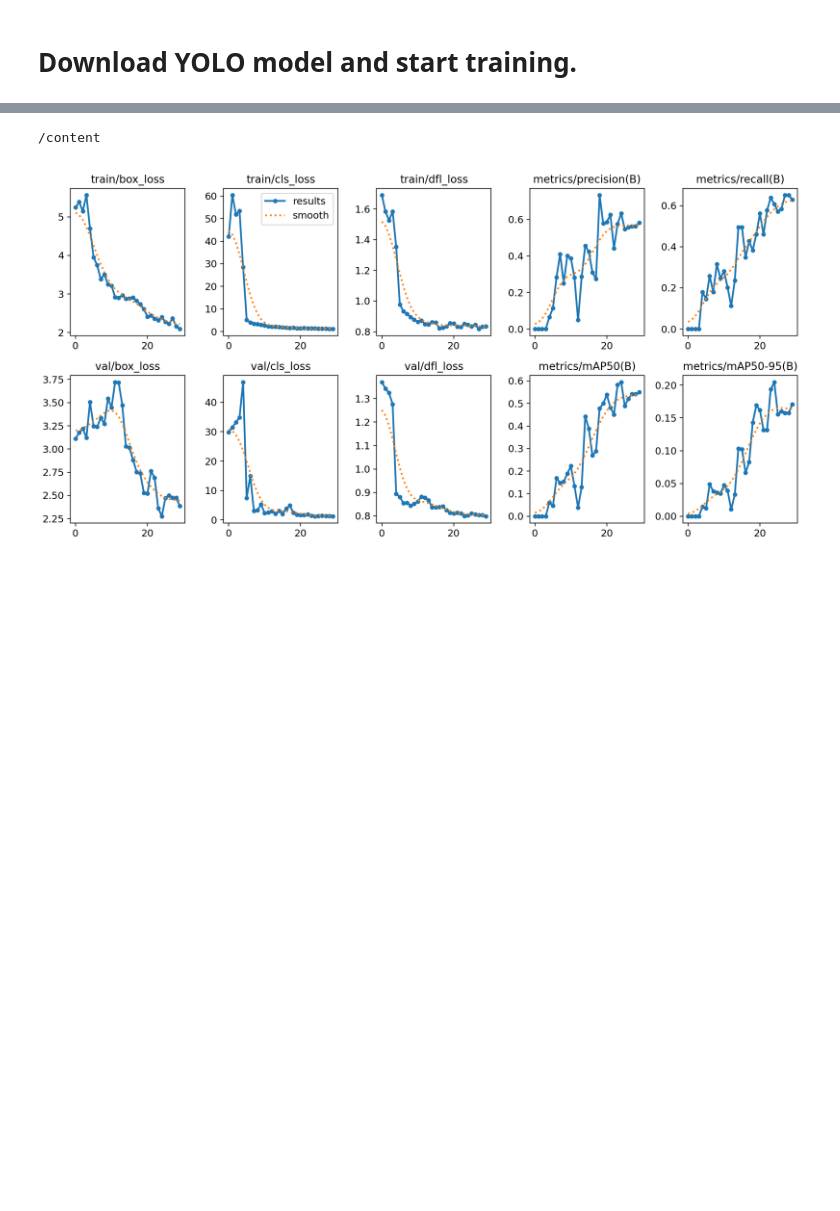
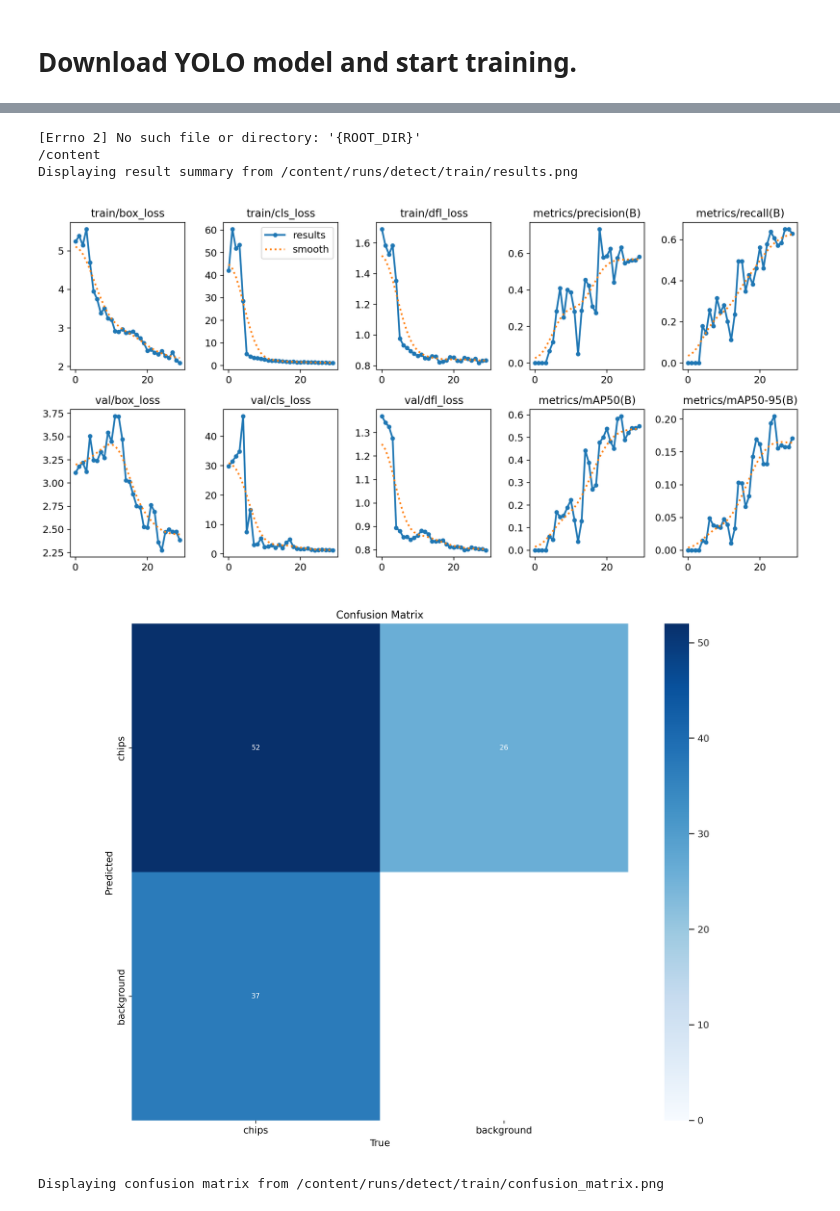
Before and after one commit to kanbanyte/sepb, a Jupyter notebook: collab/yolov5-uncropped-chip-detect.ipynb, the cells around one changed output, grey strips where cells are left out. Cells and saved outputs as stored; diff of their text form; code cells hidden in the pictures; blank space fills up the shorter version.

```diff
--- a/collab/yolov5-uncropped-chip-detect.ipynb
+++ b/collab/yolov5-uncropped-chip-detect.ipynb
@@ -132,7 +118,28 @@ Speed: 0.1ms preprocess, 6.1ms inference, 0.0ms loss, 0.7ms postprocess per imag
 Results saved to runs/detect/train
-# %%
-%cd {root_dir}
-Image(filename=f'{root_dir}/runs/detect/train/results.png', width=1000)
-# %% [output]
-/content
-[figure, removed]
+# %%
+# Display the result summary
+
+from IPython.display import Image, display
+%cd {ROOT_DIR}
+
+train_folders = [folder for folder in os.listdir(f'{root_dir}/runs/detect') if folder.startswith("train")]
+
+# Extract the indices from folder names and find the highest index
+# Retraining will output results in new folders with the name format: "train<index>"
+indices = [int(folder[len("train"):] if folder[len("train"):] else 0) for folder in train_folders]
+highest_index = "" if max(indices) == 0 else max(indices)
+
+results_file_path = f'{root_dir}/runs/detect/train{highest_index}/results.png'
+print(f"Displaying result summary from {results_file_path}")
+display(Image(filename=results_file_path, width=2000))
+
+confusion_mat_file_path = f'{root_dir}/runs/detect/train{highest_index}/confusion_matrix.png'
+print(f"Displaying confusion matrix from {confusion_mat_file_path}")
+display(Image(filename=confusion_mat_file_path, width=1600))
+# %% [output]
+[Errno 2] No such file or directory: '{ROOT_DIR}'
+/content
+Displaying result summary from /content/runs/detect/train/results.png
+[figure, added]
+[figure, added]
+Displaying confusion matrix from /content/runs/detect/train/confusion_matrix.png
```
Also changed, not shown: parts of 5 cells of this notebook.
